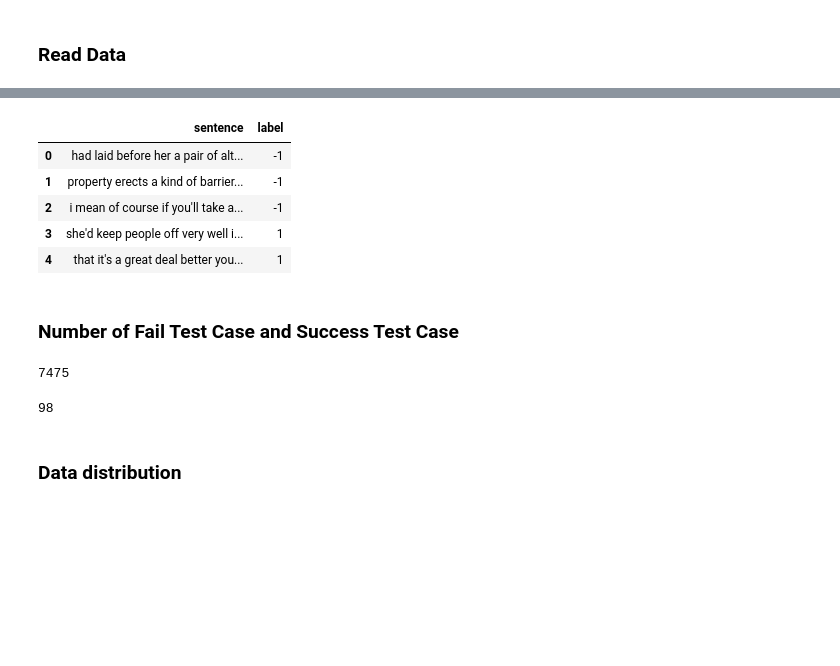
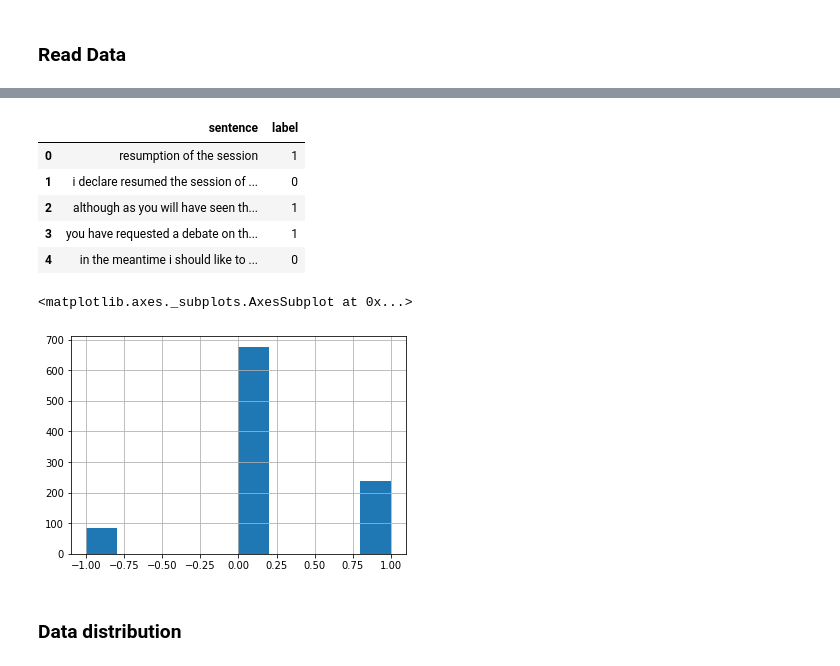
Before and after one commit to soarsmu/CrossASR, a Jupyter notebook: guided_system_word2vec.ipynb, the cells around one changed output, grey strips where cells are left out. Saved outputs shown, nothing was run; the diff lists cells and outputs as text; code cells hidden in the pictures; blank space fills up the shorter version.

```diff
--- a/guided_system_word2vec.ipynb
+++ b/guided_system_word2vec.ipynb
@@ -70,0 +67,3 @@ UNDETERMINED_LABEL = -1
+# %%
+d = pd.DataFrame([""], columns=["sentence"])
+d
@@ -70,0 +73,17 @@ UNDETERMINED_LABEL = -1
+# %%
+data = "europarl-parallel-corpus-19962011/"
+data = "training_data/"
+
+df = pd.DataFrame([""], columns=["sentence"])
+for (dirpath, _, filenames) in os.walk(data):
+    print(filenames)
+    for f in filenames :
+        if "txt" in f :
+            fpath = data + f
+            print(fpath)
+#             d = pd.read_csv(fpath, delimiter=',', columns=["sentence", "label"])
+            d = utils.read_data(fpath)
+            df = pd.concat([df["sentence"], d["sentence"]])
+            df = pd.DataFrame(df, columns=["sentence"])
+
+df.to_csv("corpus/coba.txt", index=False)
@@ -70,0 +112,5 @@ UNDETERMINED_LABEL = -1
+# %%
+df = df.reset_index(drop=True)
+d = df["sentence"]
+np.random.shuffle(d)
+d
@@ -71,24 +158,17 @@ UNDETERMINED_LABEL = -1
 # %%
-df[WIT].head()
+df[DEEPSPEECH].head()
 # %% [output]
 |  | sentence | label |
-| 0 | had laid before her a pair of alt... | -1 |
-| 1 | property erects a kind of barrier... | -1 |
-| 2 | i mean of course if you'll take a... | -1 |
-| 3 | she'd keep people off very well i... | 1 |
-| 4 | that it's a great deal better you... | 1 |
+| 0 | resumption of the session | 1 |
+| 1 | i declare resumed the session of ... | 0 |
+| 2 | although as you will have seen th... | 1 |
+| 3 | you have requested a debate on th... | 1 |
+| 4 | in the meantime i should like to ... | 0 |
-# %% [markdown]
-### Number of Fail Test Case and Success Test Case
-# %%
-fail_test_case = utils.get_fail_test_case(df)
-print(len(fail_test_case))
-# %% [output]
-7475
-# %%
-success_test_case = utils.get_success_test_case(df)
-print(len(success_test_case))
-# %% [output]
-98
+# %%
+df[WIT]["label"].hist()
+# %% [output]
+<matplotlib.axes._subplots.AxesSubplot at 0x...>
+[figure, added]
 # %% [markdown]
 ### Data distribution
 # %%
```
Also changed, not shown: parts of 13 cells of this notebook, 2 other files.
